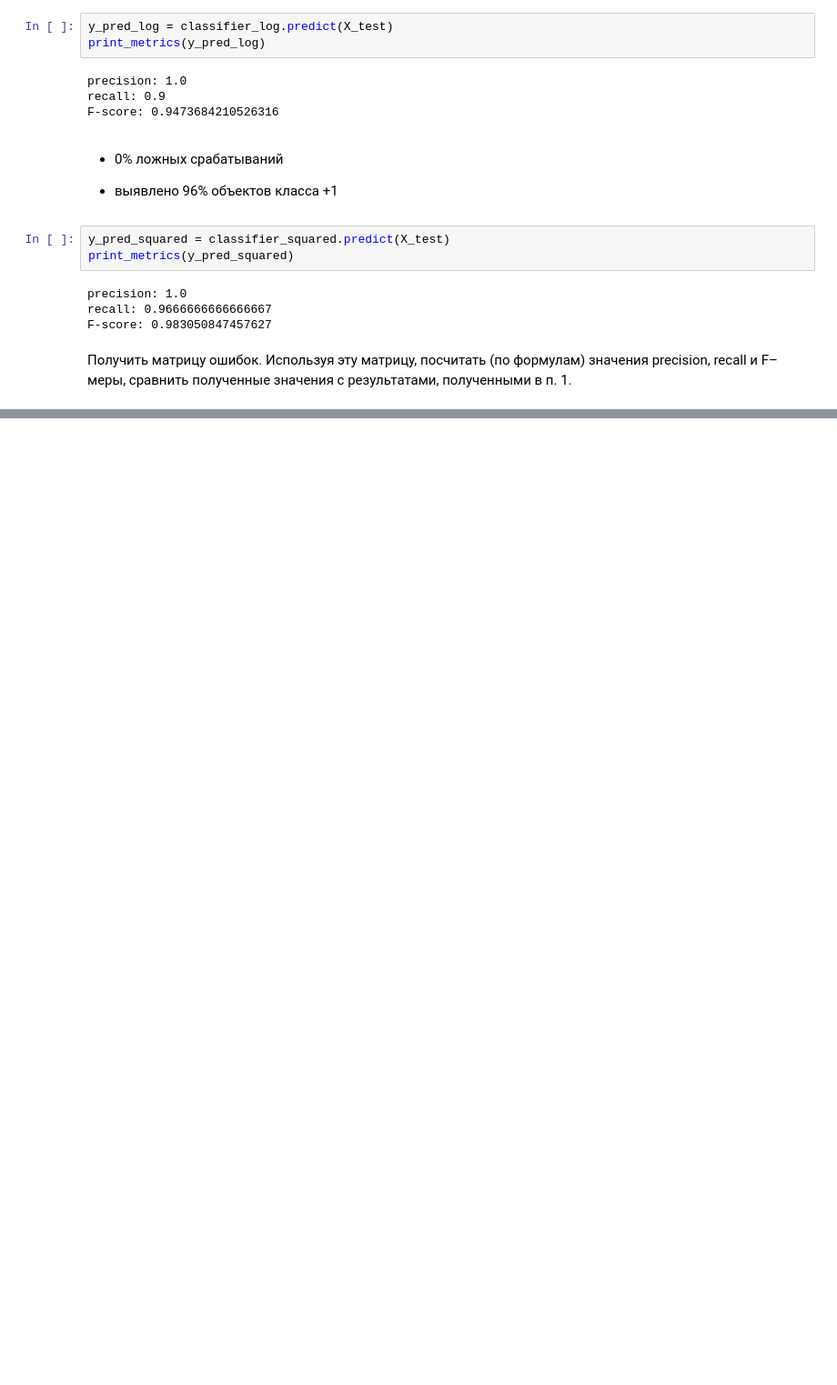
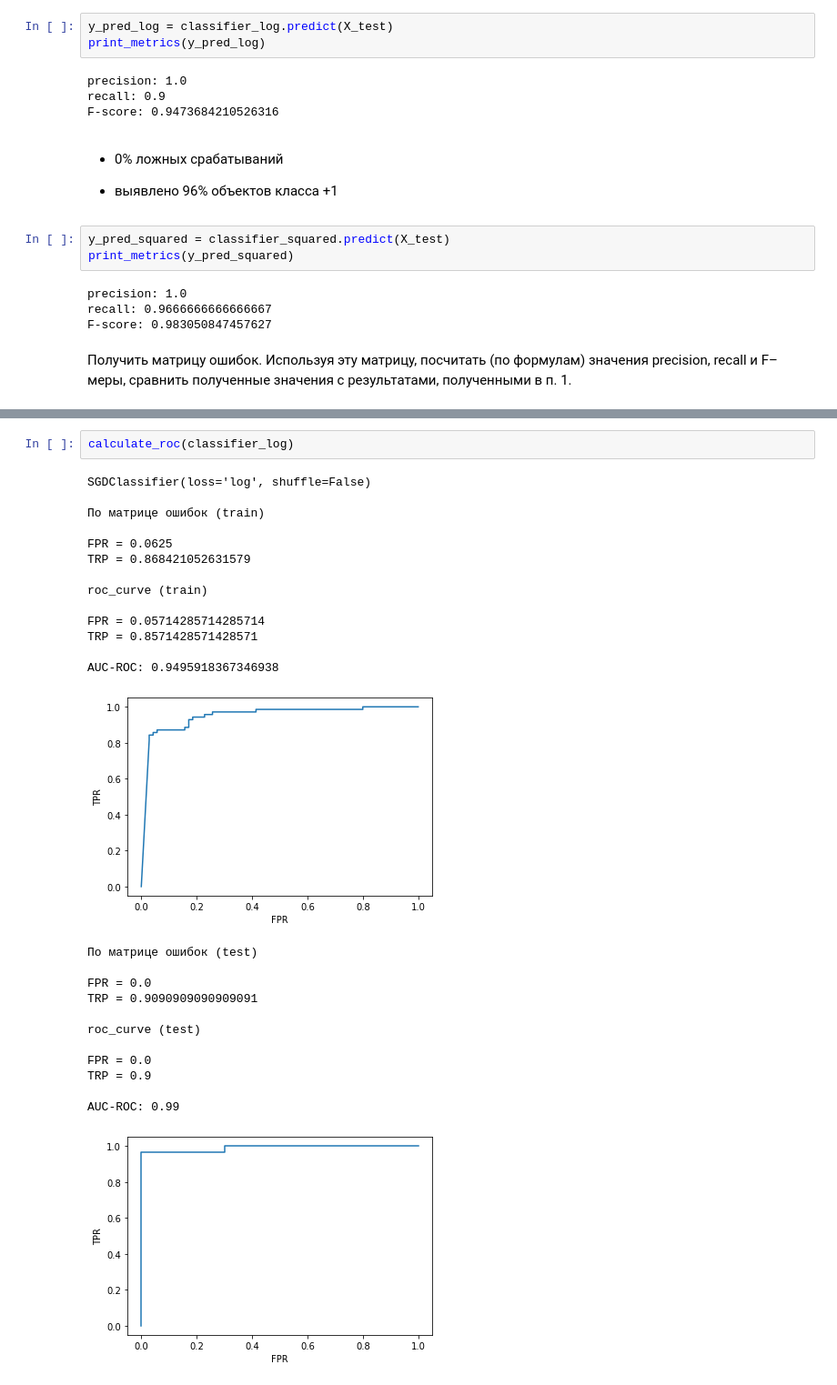
Before and after one commit to UTMN-Magistracy/Machine_Learning, a Jupyter notebook: lab_5_2/lab5_2.ipynb, the cells around one changed output, grey strips where cells are left out. Shown at 91% size. Drawn from its saved outputs; the diff is of its cells as text; blank space fills up the shorter version.

```diff
--- a/lab_5_2/lab5_2.ipynb
+++ b/lab_5_2/lab5_2.ipynb
@@ -230,0 +314,29 @@ F-score: 0.983050847457627
+# %%
+calculate_roc(classifier_log)
+# %% [output]
+SGDClassifier(loss='log', shuffle=False)
+
+По матрице ошибок (train)
+
+FPR = 0.0625
+TRP = 0.868421052631579
+
+roc_curve (train)
+
+FPR = 0.05714285714285714
+TRP = 0.8571428571428571
+
+AUC-ROC: 0.9495918367346938
+[figure, added]
+По матрице ошибок (test)
+
+FPR = 0.0
+TRP = 0.9090909090909091
+
+roc_curve (test)
+
+FPR = 0.0
+TRP = 0.9
+
+AUC-ROC: 0.99
+[figure, added]
```
Also changed, not shown: parts of 13 cells of this notebook.
